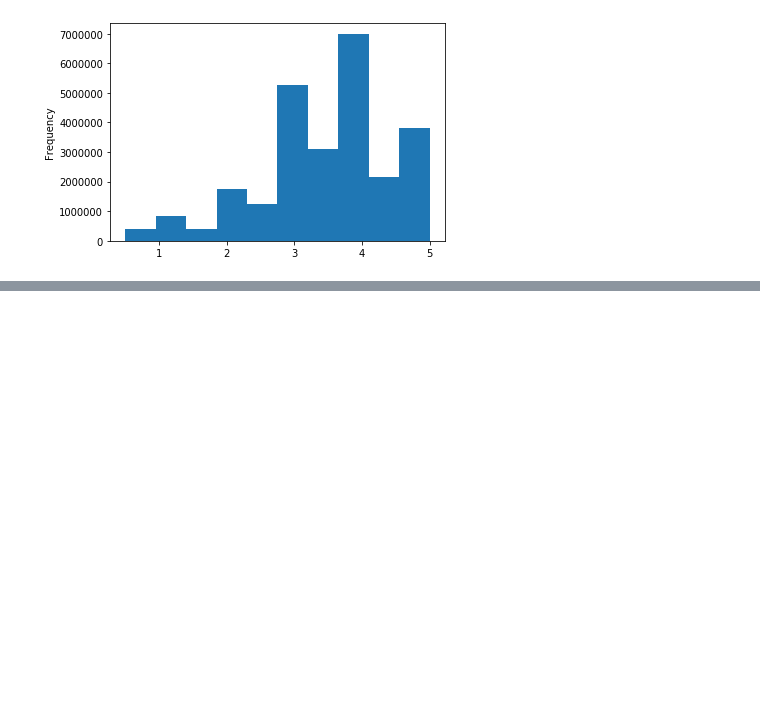
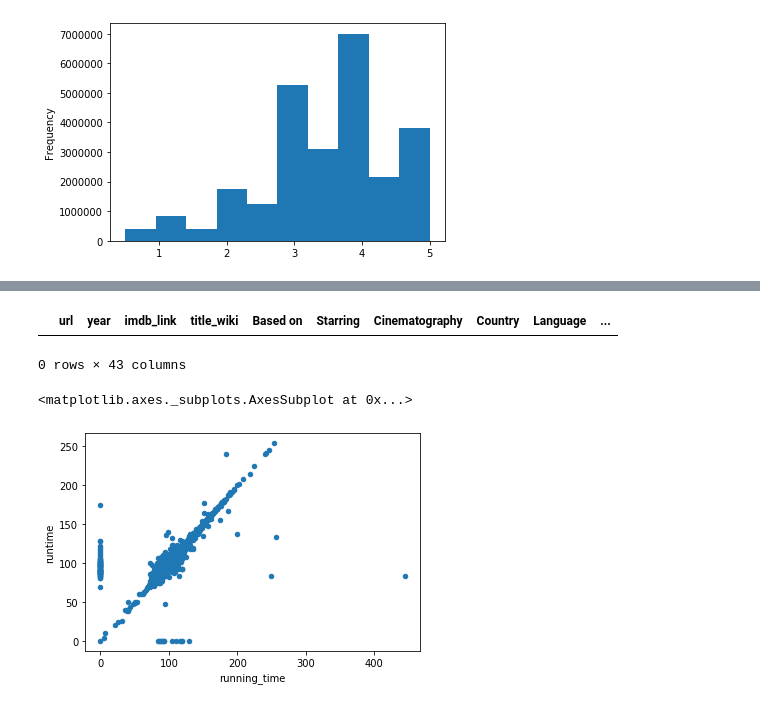
Before and after one commit to DahianaMC/Movies-ETL, a Jupyter notebook: Movies-ETL.ipynb, the cells around one changed output, grey strips where cells are left out. Cells and saved outputs as stored; diff of their text form; code cells hidden in the pictures; blank space fills up the shorter version.

```diff
--- a/Movies-ETL.ipynb
+++ b/Movies-ETL.ipynb
@@ -1280,3 +1280,9 @@ min      5.000000e-01
 max      5.000000e+00
 Name: rating, dtype: float64
 [figure]
+# %%
+# Merge Wikipedia and Kaggle Metadata using movie ID with an inner join,
+# only want the movies that are in both tables.
+# use the suffixes parameter to make it easier to identify which table each column came from.
+movies_df = pd.merge(wiki_movies_df, kaggle_metadata, on='imdb_id', suffixes=['_wiki','_kaggle'])
+sorted(movies_df.columns.tolist())
@@ -1282,0 +1355,7 @@ Name: rating, dtype: float64
+# %%
+# Both options look pretty good, but the Kaggle data looks just a little bit
+# more consistent. Confirm there aren’t any missing titles in the Kaggle data
+movies_df[(movies_df['title_kaggle'] == '') | (movies_df['title_kaggle'].isnull())]
+# %% [output]
+|  | url | year | imdb_link | title_wiki | Based on | Starring | Cinematography | Country | Language | ... |
+0 rows × 43 columns
@@ -1282,0 +1365,8 @@ Name: rating, dtype: float64
+# %%
+# Runtime.  Compare running_time an runtime columns.
+# Scatter plot is used to see if the data from both colums are the same.
+# Before plotting the null values needs to be 0 to be plotted, null values are not plotted.
+movies_df.fillna(0).plot(x='running_time', y='runtime', kind='scatter')
+# %% [output]
+<matplotlib.axes._subplots.AxesSubplot at 0x...>
+[figure, added]
```
Also changed, not shown: parts of 31 cells of this notebook.
